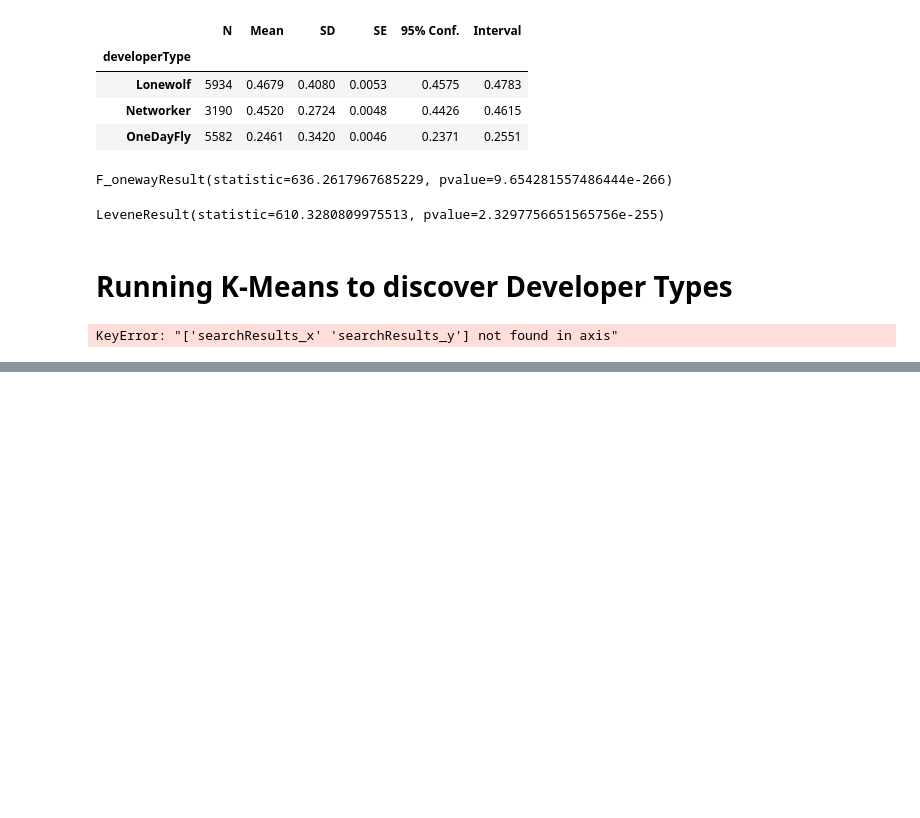
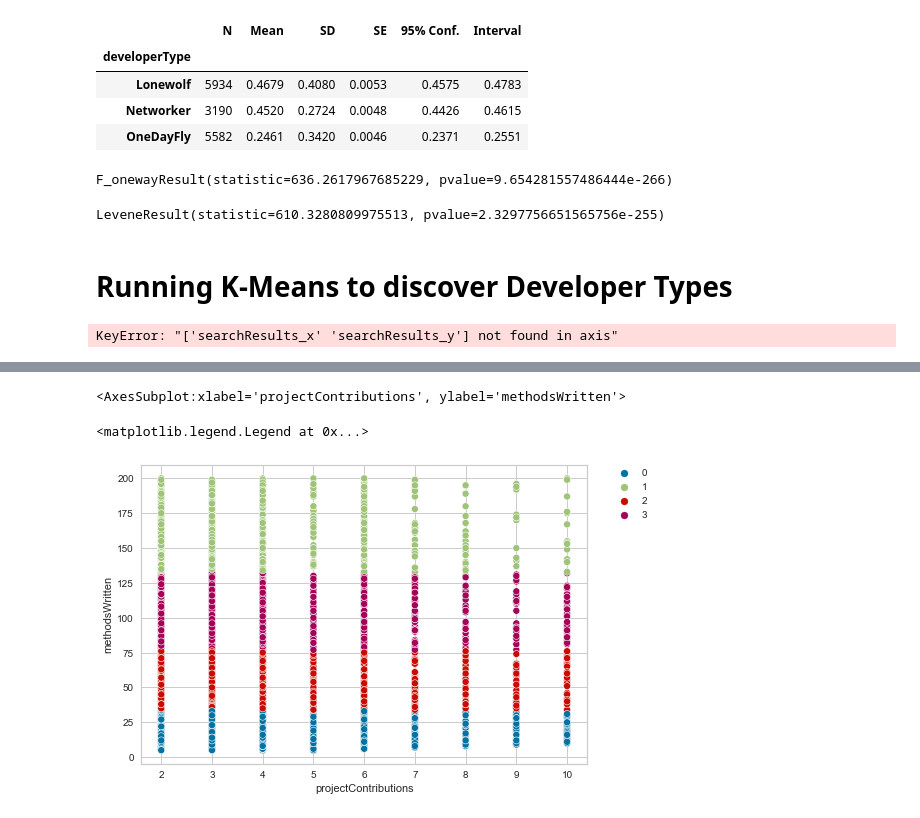
Before and after one commit to njderijk/SECO, a Jupyter notebook: Data Analysis.ipynb, the cells around one changed output, grey strips where cells are left out. Saved outputs shown, nothing was run; the diff lists cells and outputs as text; code cells hidden in the pictures; blank space fills up the shorter version.

```diff
--- a/Data Analysis.ipynb
+++ b/Data Analysis.ipynb
@@ -933,3 +1029,11 @@ df_km
+# %%
+sns.scatterplot(data=df_km, x="projectContributions", y="methodsWritten", hue="k_means")
+
+plt.legend(bbox_to_anchor=(1.05, 1), loc=2, borderaxespad=0.)
+# %% [output]
+<AxesSubplot:xlabel='projectContributions', ylabel='methodsWritten'>
+<matplotlib.legend.Legend at 0x...>
+[figure, added]
 # %%
 df_krusk = pd.merge(df_km, df_relevant_developers[['authorID', 'noOfClones', 'relativeClones', 'searchResults']], on=['authorID'], how='right')
 # %%
```
Also changed, not shown: parts of 33 cells of this notebook, 47 other files.
